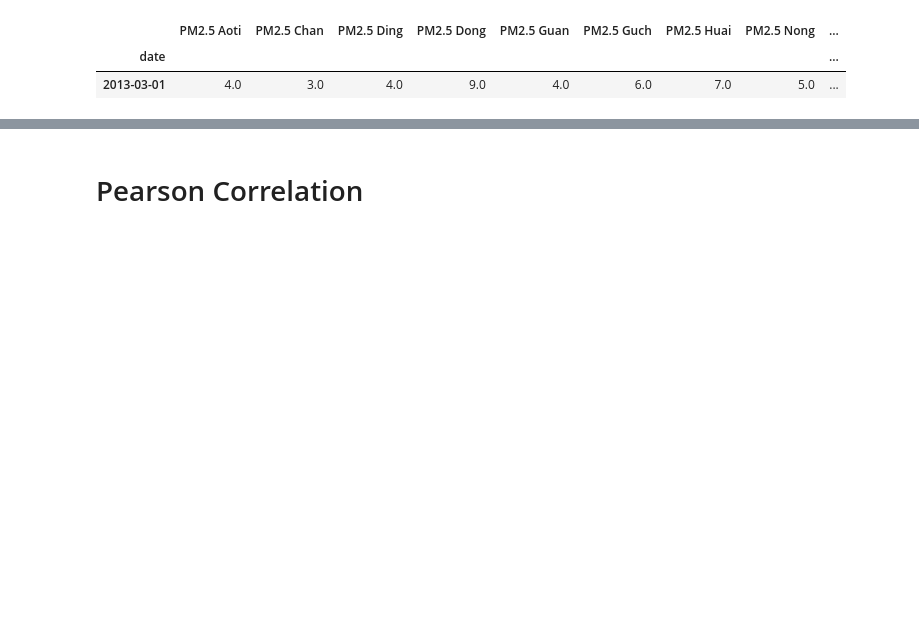
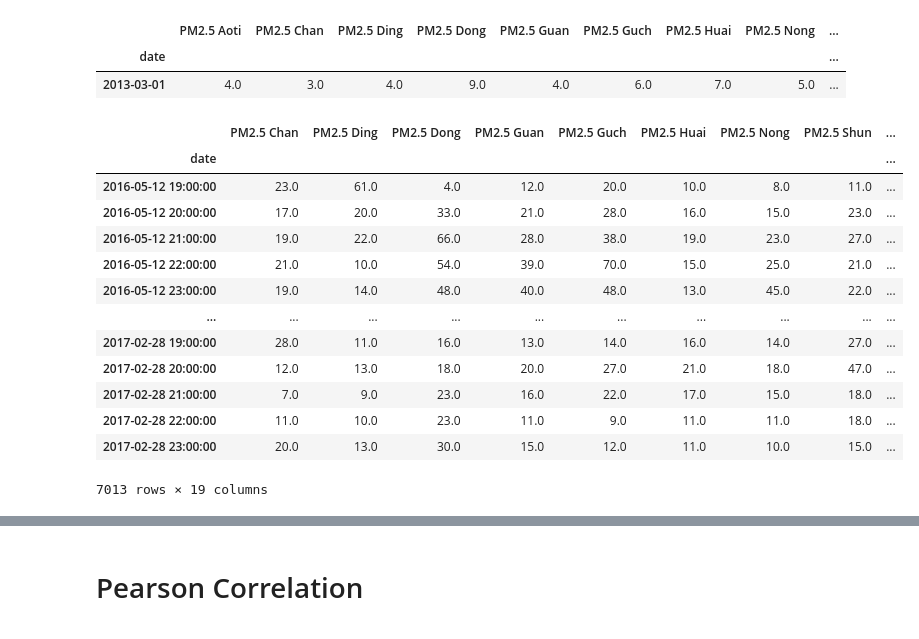
Before and after one commit to Mohammadaminrmz/air_polution_prediction, a Jupyter notebook: Data_Cleaning.ipynb, the cells around one changed output, grey strips where cells are left out. Drawn from its saved outputs; the diff is of its cells as text; code cells hidden in the pictures; blank space fills up the shorter version.

```diff
--- a/Data_Cleaning.ipynb
+++ b/Data_Cleaning.ipynb
@@ -257,7 +256,28 @@ PMS_df = PMS_df[temp_col_names]
 rows , cols = dict_of_dfs["Aotizhongxin"].shape
 # %%
 index_80_percent = int(rows*0.8)
+# %%
+other_features = dict_of_dfs["Aotizhongxin"].drop(["No","O3" ,"NO2","SO2","PM2.5" , "station"],axis=1)
+
+Features = pd.concat((PMS_df ,other_features ),axis=1)
 # %%
-PMS_df_Train_set = PMS_df.iloc[: index_80_percent]
-PMS_df_Test_set = PMS_df.iloc[index_80_percent :]
+Features_df_Train_set = Features.iloc[: index_80_percent]
+Features_df_Test_set = Features.iloc[index_80_percent :]
+# %%
+Features_df_Test_set
+# %% [output]
+|  | PM2.5 Chan | PM2.5 Ding | PM2.5 Dong | PM2.5 Guan | PM2.5 Guch | PM2.5 Huai | PM2.5 Nong | PM2.5 Shun | ... |
+| date |  |  |  |  |  |  |  |  | ... |
+| 2016-05-12 19:00:00 | 23.0 | 61.0 | 4.0 | 12.0 | 20.0 | 10.0 | 8.0 | 11.0 | ... |
+| 2016-05-12 20:00:00 | 17.0 | 20.0 | 33.0 | 21.0 | 28.0 | 16.0 | 15.0 | 23.0 | ... |
+| 2016-05-12 21:00:00 | 19.0 | 22.0 | 66.0 | 28.0 | 38.0 | 19.0 | 23.0 | 27.0 | ... |
+| 2016-05-12 22:00:00 | 21.0 | 10.0 | 54.0 | 39.0 | 70.0 | 15.0 | 25.0 | 21.0 | ... |
+| 2016-05-12 23:00:00 | 19.0 | 14.0 | 48.0 | 40.0 | 48.0 | 13.0 | 45.0 | 22.0 | ... |
+| ... | ... | ... | ... | ... | ... | ... | ... | ... | ... |
+| 2017-02-28 19:00:00 | 28.0 | 11.0 | 16.0 | 13.0 | 14.0 | 16.0 | 14.0 | 27.0 | ... |
+| 2017-02-28 20:00:00 | 12.0 | 13.0 | 18.0 | 20.0 | 27.0 | 21.0 | 18.0 | 47.0 | ... |
+| 2017-02-28 21:00:00 | 7.0 | 9.0 | 23.0 | 16.0 | 22.0 | 17.0 | 15.0 | 18.0 | ... |
+| 2017-02-28 22:00:00 | 11.0 | 10.0 | 23.0 | 11.0 | 9.0 | 11.0 | 11.0 | 18.0 | ... |
+| 2017-02-28 23:00:00 | 20.0 | 13.0 | 30.0 | 15.0 | 12.0 | 11.0 | 10.0 | 15.0 | ... |
+7013 rows × 19 columns
 # %%
```
Also changed, not shown: parts of 7 cells of this notebook, 8 other files.
